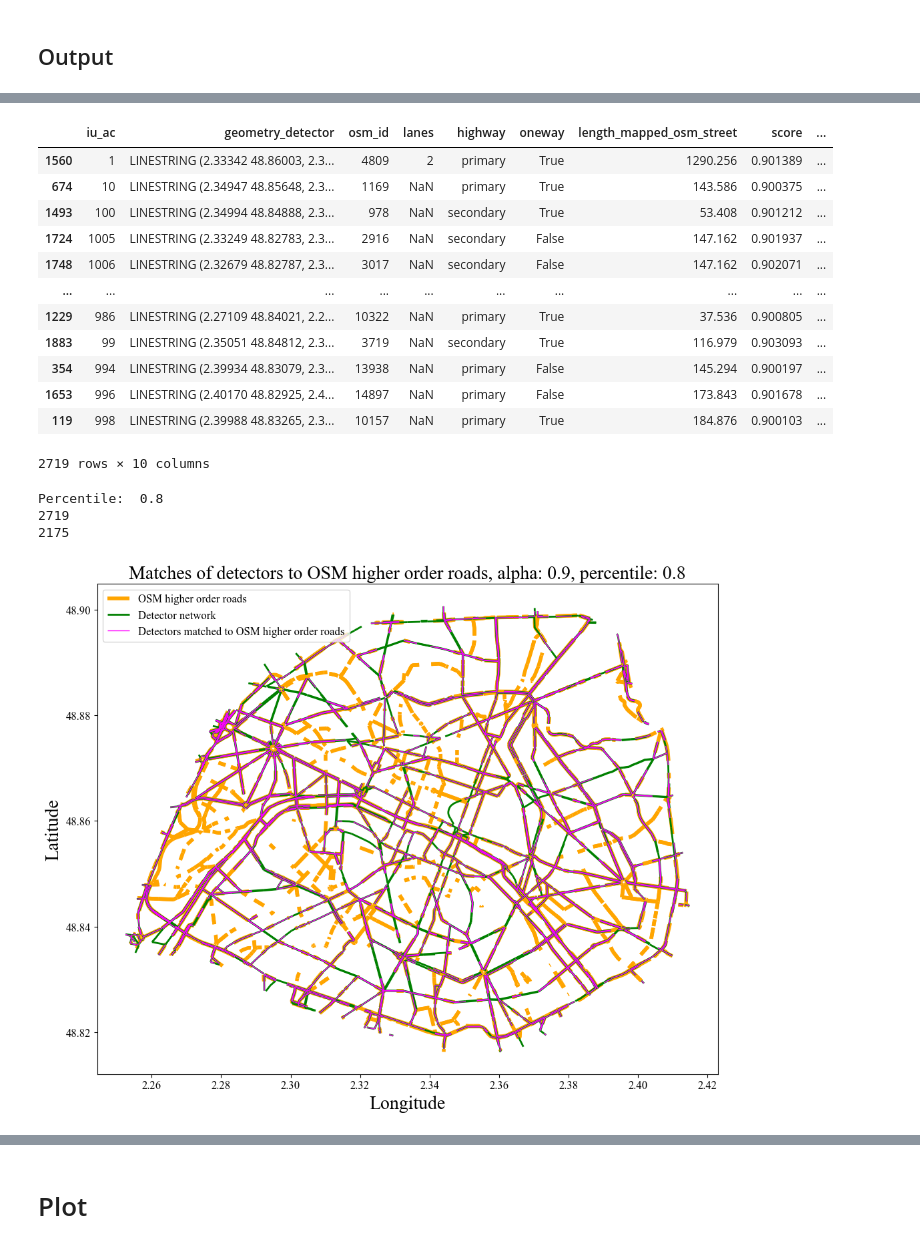
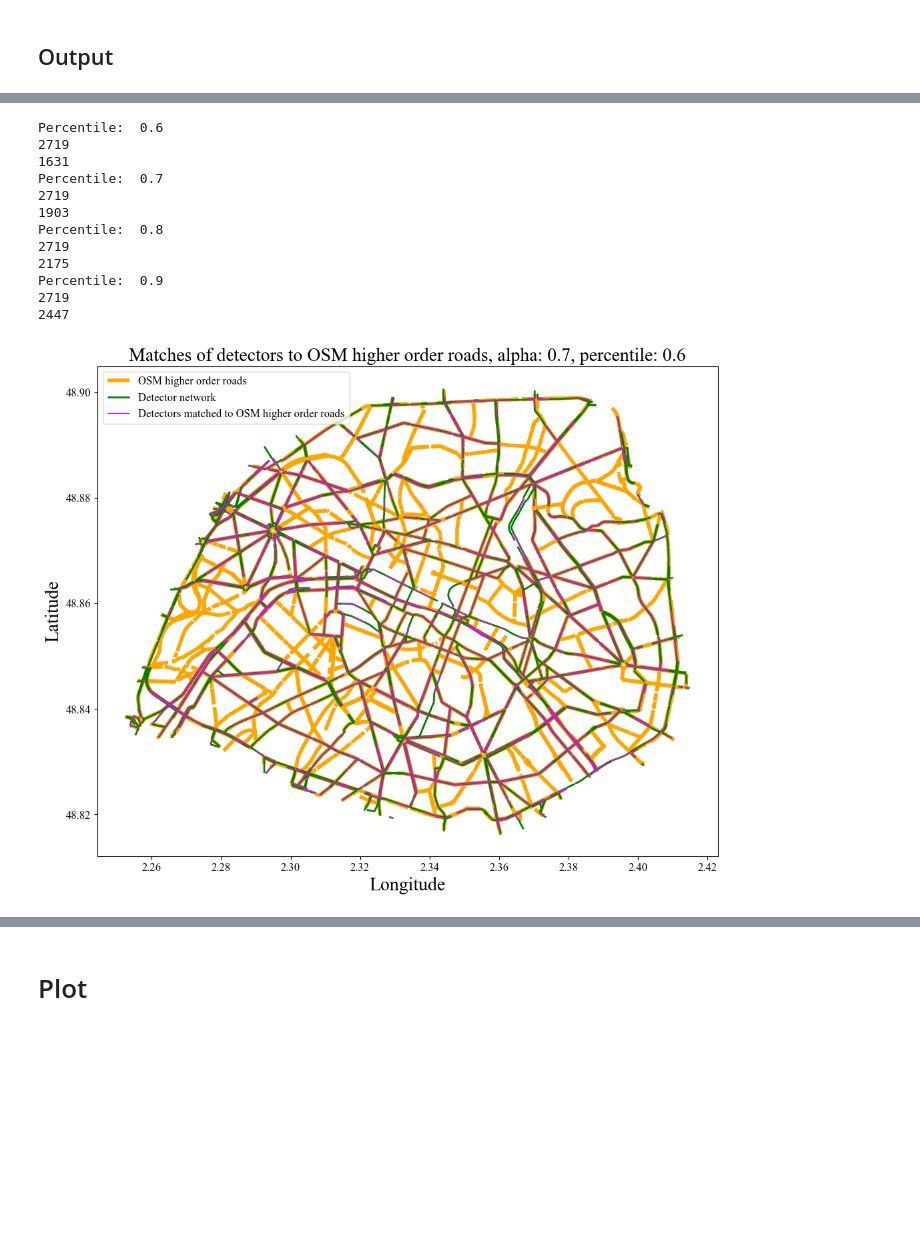
Before and after one commit to enatterer/Effects-of-Paris-Cycling-Policies-on-vehicular-flow, a Jupyter notebook: src/main/network_matching/optimize_osm_matching.ipynb, the cells around one changed output, grey strips where cells are left out. Saved outputs shown, nothing was run; the diff lists cells and outputs as text; code cells hidden in the pictures; blank space fills up the shorter version.

```diff
--- a/src/main/network_matching/optimize_osm_matching.ipynb
+++ b/src/main/network_matching/optimize_osm_matching.ipynb
@@ -117,8 +97,8 @@ This notebook matches the links of the Paris counting network with the links of
 # %% [markdown]
 ## Load networks
 # %%
-# perform it for years 2013 - current year. For some reason, one cannot retrieve detector data from OSM from before 2013.
-year = 2013
+# perform it for years 2013 - 2024. For some reason, one cannot retrieve detector data from OSM from before 2013.
+year = 2024
 
 output_path = "output/detectors_matched_2_osm_01_" + str(year)
 # %%
@@ -199,17 +157,10 @@ df_detectors
 # %%
 # Configure matching process
 
-# Trade-off between scoring angle difference and centroid distance
-# Probiere Werte: 0.1, 0.5
-alpha = 0.9
+# Trade-off between scoring angle difference and centroid distance. alpha = 0.9 seemed to get the best matching. Keep in mind that we normalize the absolute difference of centroid
+# distance and angle difference is done in the score computation.
+alpha = 0.7
 
-# Probiere Werte: 0.005
-# beta = 0.005
-
-# # Probiere Werte: 0.005
-# gamma = 0.005
-
-# Before finding the best match, we filter out unlikely matches
 
 # Maximum centroid distance between two candidates
 maximum_distance = 50
@@ -261,7 +212,12 @@ for k in tqdm(range(len(detector_centroids))):
 angle_distances[angle_distances < 0.0] += 2.0 * np.pi
 # %%
 # Prepare scoring / matching
-scores = alpha + centroid_distances + (1-alpha) * 0.1 * angle_distances
+# We add the 0.1 for the angle_distances to normalize a bit..
+# TODO normalize more .. angle_distances.mean() is about 39.23 times bigger than centroid_distances.mean()
+
+normalization_variable = angle_distances.mean()/centroid_distances.mean()
+
+scores = alpha + centroid_distances + (1-alpha) * normalization_variable * angle_distances
 
 # Deactivate improbable matchings
 scores[centroid_distances > maximum_distance] = np.inf
@@ -358,54 +277,40 @@ df_matched_with_lanes_approximated = approximate_number_of_lanes(df_matching)
-# %%
-df_matched_with_lanes_approximated
-# %% [output]
-|  | iu_ac | geometry_detector | osm_id | lanes | highway | oneway | length_mapped_osm_street | score | ... |
-| 1560 | 1 | LINESTRING (2.33342 48.86003, 2.3... | 4809 | 2 | primary | True | 1290.256 | 0.901389 | ... |
-| 674 | 10 | LINESTRING (2.34947 48.85648, 2.3... | 1169 | NaN | primary | True | 143.586 | 0.900375 | ... |
-| 1493 | 100 | LINESTRING (2.34994 48.84888, 2.3... | 978 | NaN | secondary | True | 53.408 | 0.901212 | ... |
-| 1724 | 1005 | LINESTRING (2.33249 48.82783, 2.3... | 2916 | NaN | secondary | False | 147.162 | 0.901937 | ... |
-| 1748 | 1006 | LINESTRING (2.32679 48.82787, 2.3... | 3017 | NaN | secondary | False | 147.162 | 0.902071 | ... |
-| ... | ... | ... | ... | ... | ... | ... | ... | ... | ... |
-| 1229 | 986 | LINESTRING (2.27109 48.84021, 2.2... | 10322 | NaN | primary | True | 37.536 | 0.900805 | ... |
-| 1883 | 99 | LINESTRING (2.35051 48.84812, 2.3... | 3719 | NaN | secondary | True | 116.979 | 0.903093 | ... |
-| 354 | 994 | LINESTRING (2.39934 48.83079, 2.3... | 13938 | NaN | primary | False | 145.294 | 0.900197 | ... |
-| 1653 | 996 | LINESTRING (2.40170 48.82925, 2.4... | 14897 | NaN | primary | False | 173.843 | 0.901678 | ... |
-| 119 | 998 | LINESTRING (2.39988 48.83265, 2.3... | 10157 | NaN | primary | True | 184.876 | 0.900103 | ... |
-2719 rows × 10 columns
 # %%
-# score_median = df_matched_with_lanes_approximated['score'].median()
-# score_mean = df_matched_with_lanes_approximated['score'].mean()
-# upper_75th_percentile = df_matched_with_lanes_approximated['score'].quantile(0.75)
-# upper_80th_percentile = df_matched_with_lanes_approximated['score'].quantile(0.8)
-# upper_85th_percentile = df_matched_with_lanes_approximated['score'].quantile(0.85)
-
-for p in [0.8]:
+for p in [0.6, 0.7, 0.8, 0.9]:
     print("Percentile: ", p)
     percentile = df_matched_with_lanes_approximated['score'].quantile(p)
-    # print(df_matched_with_lanes_approximated['score'].quantile(p))
 
     # filter out the matches with the highest score
     df_matching_best = df_matched_with_lanes_approximated[df_matched_with_lanes_approximated['score'] < percentile]
 
     print(len(df_matched_with_lanes_approximated))
     print(len(df_matching_best))
     gdf_matched = gpd.GeoDataFrame(df_matching_best, geometry='geometry_detector')
 
     fig, ax = plt.subplots(figsize=(12, 10))
     df_osm_hor.plot(ax=ax, color = 'orange', linewidth = 4, label = "OSM higher order roads")
     df_detectors.plot(ax=ax, linewidth=2, color = "green", label = "Detector network")
     gdf_matched.plot(ax=ax, color = 'magenta', linewidth=1, label = "Detectors matched to OSM higher order roads")
 
     plt.xlabel("Longitude", font = font, fontsize = fontsize)
     plt.ylabel("Latitude", font = font, fontsize = fontsize)
     plt.title("Matches of detectors to OSM higher order roads," + " alpha: " + str(alpha) + ", percentile: " + str(p), font = font, fontsize = fontsize)
     plt.xticks(font = font, fontsize = 12)
     plt.yticks(font = font, fontsize = 12)
 
     font_legend = font_manager.FontProperties(family=font, style='normal', size=12)
     plt.legend(loc='upper left', prop = font_legend)
     # plt.savefig("results/matched_alpha_" + str(alpha) +  "_p_" + str(p) + ".pdf", dpi=1000, bbox_inches='tight')
 # %% [output]
+Percentile:  0.6
+2719
+1631
+Percentile:  0.7
+2719
+1903
 Percentile:  0.8
 2719
 2175
+Percentile:  0.9
+2719
+2447
-[figure, old version]
+[figure, new version]
```
Also changed, not shown: parts of 11 cells of this notebook, 3 other files.
